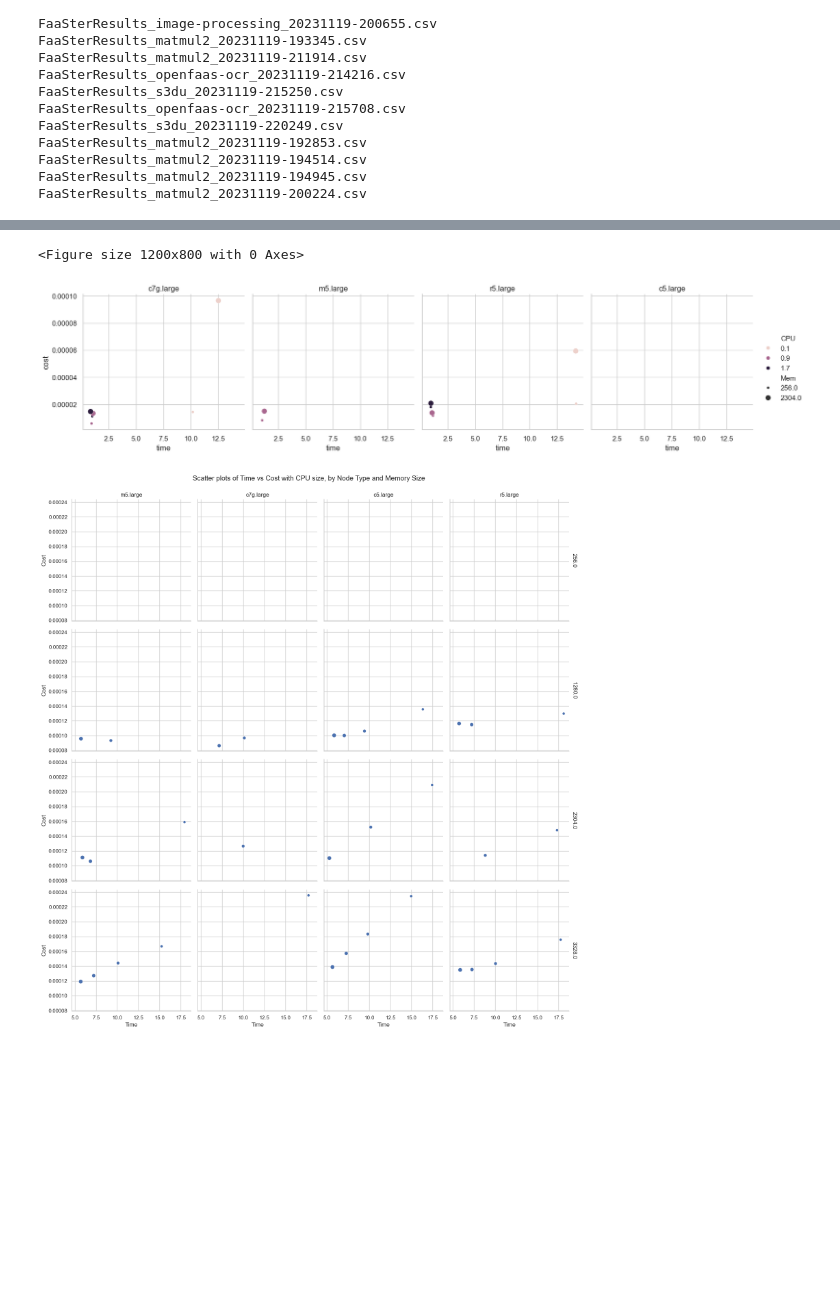
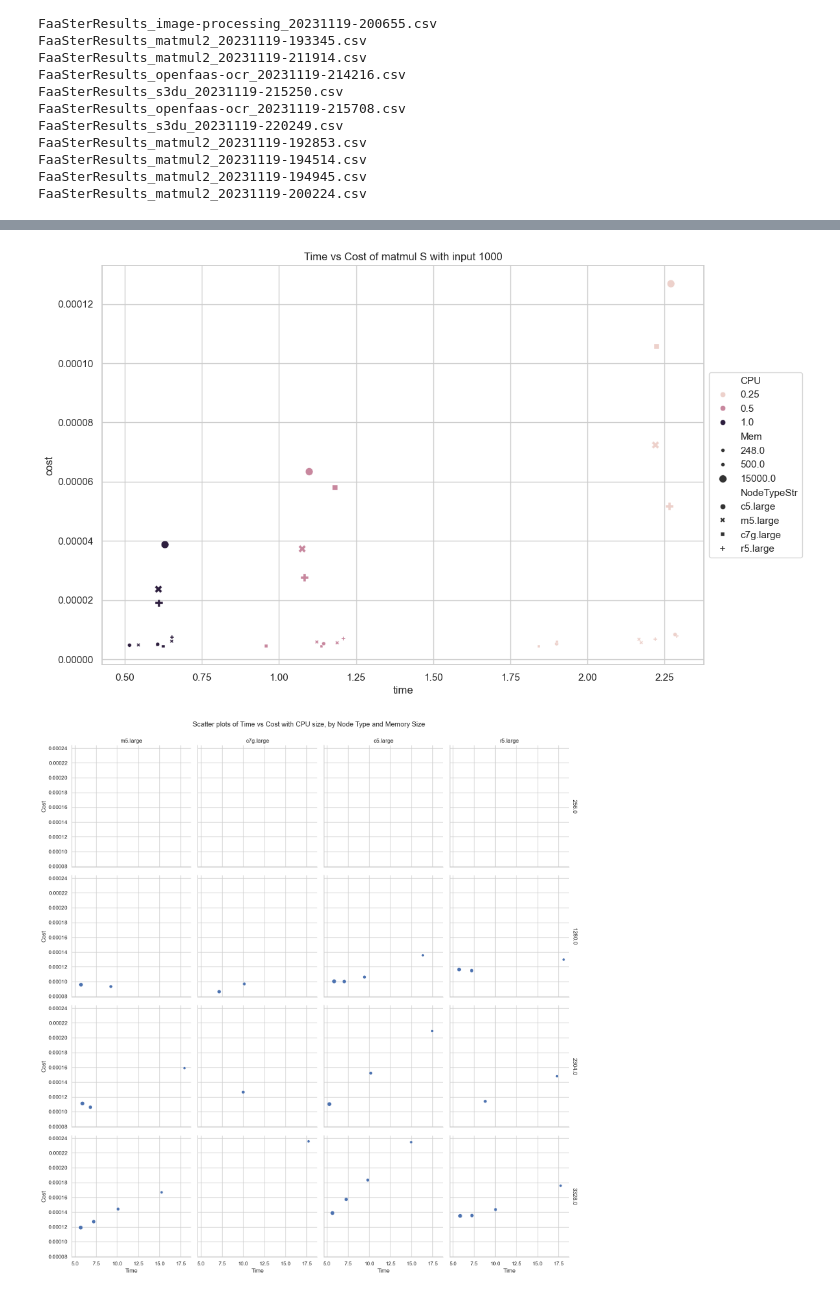
Before and after one commit to ckeenan34/FaaSterConfig, a Jupyter notebook: notebooks/AnalyzeResults.ipynb, the cells around one changed output, grey strips where cells are left out. Cells and saved outputs as stored; diff of their text form; code cells hidden in the pictures; blank space fills up the shorter version.

Commit message:
more charts

```diff
--- a/notebooks/AnalyzeResults.ipynb
+++ b/notebooks/AnalyzeResults.ipynb
@@ -223,0 +245,4 @@ plt.show()
+# %%
+# exp = exps[-1]
+exp = next(filter(lambda x: x['funcName'] == 'matmul2' and x['runSize'] == 'S' and x['Function Arguments'] == '1000', exps))
+exp
@@ -224,14 +267,13 @@ plt.show()
 # %%
-# Plot 2: time vs cost, 1 grid per NodeType
+# Plot 1: time vs cost, colored by CPU, size of Mem, and shape of NodeType
 plt.figure(figsize=(12, 8))
-scatter_by_node_type = sns.FacetGrid(df, col="NodeTypeStr", col_wrap=4, height=4)
-scatter_by_node_type.map(sns.scatterplot, "time", "cost", hue="CPU", size="Mem", data=df)
-scatter_by_node_type.set_titles("{col_name}")
-scatter_by_node_type.add_legend()
-plt.show()
+scatter = sns.scatterplot(x="time", y="cost", hue="CPU", size="Mem", style="NodeTypeStr", data=exp['df'])
+scatter.legend(loc='center left', bbox_to_anchor=(1, 0.5), ncol=1)
+scatter.set_title(f"Time vs Cost of matmul {exp['runSize']} with input {exp['Function Arguments']}")
+# plt.show()
+plt.savefig('../results/matmul-XL-1000.png')
 # %% [output]
-<Figure size 1200x800 with 0 Axes>
-[figure, old version]
+[figure, new version]
 # %%
 # Create a FacetGrid with node type on the x-axis and memory size on the y-axis
 g = sns.FacetGrid(df, col="NodeTypeStr", row="Mem", margin_titles=True, height=4)
```
Also changed, not shown: parts of 29 cells of this notebook, 3 other files.
